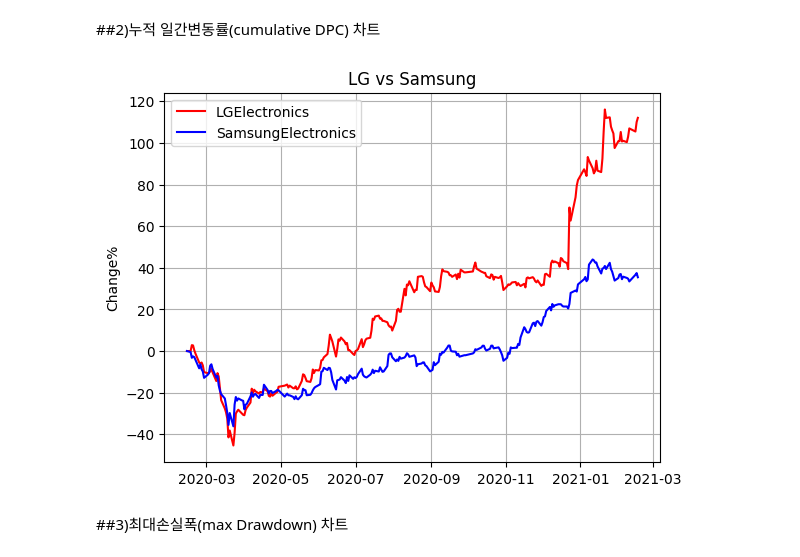
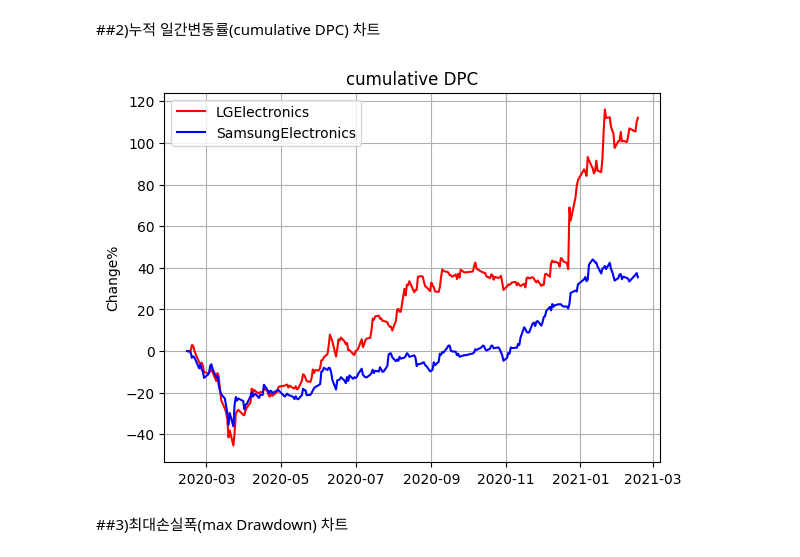
Before and after one commit to DongjunYou/PersonalProject_TradingBot, a Jupyter notebook: 2.Visualization/Visualization.ipynb, the cells around one changed output. Saved outputs shown, nothing was run; the diff lists cells and outputs as text; code cells hidden in the pictures.

```diff
--- a/2.Visualization/Visualization.ipynb
+++ b/2.Visualization/Visualization.ipynb
@@ -97,13 +97,13 @@ sm_dpc_cs=sm_dpc.cumsum()
 # %%
 import matplotlib.pyplot as plt
 plt.plot(lg_df.index,lg_dpc_cs,'r',label='LGElectronics') #색과 레이블명까지
 plt.plot(sm_df.index,sm_dpc_cs,'b',label='SamsungElectronics')
-plt.title('LG vs Samsung')
+plt.title('cumulative DPC')
 plt.ylabel('Change%')
 plt.legend(loc='best') #이 두개는 그냥 기본 값
 plt.grid(True)
 # %% [output]
-[figure, old version]
+[figure, new version]
 # %% [markdown]
 ##3)최대손실폭(max Drawdown) 차트
 # %%
```
Also changed, not shown: parts of 15 cells of this notebook.
